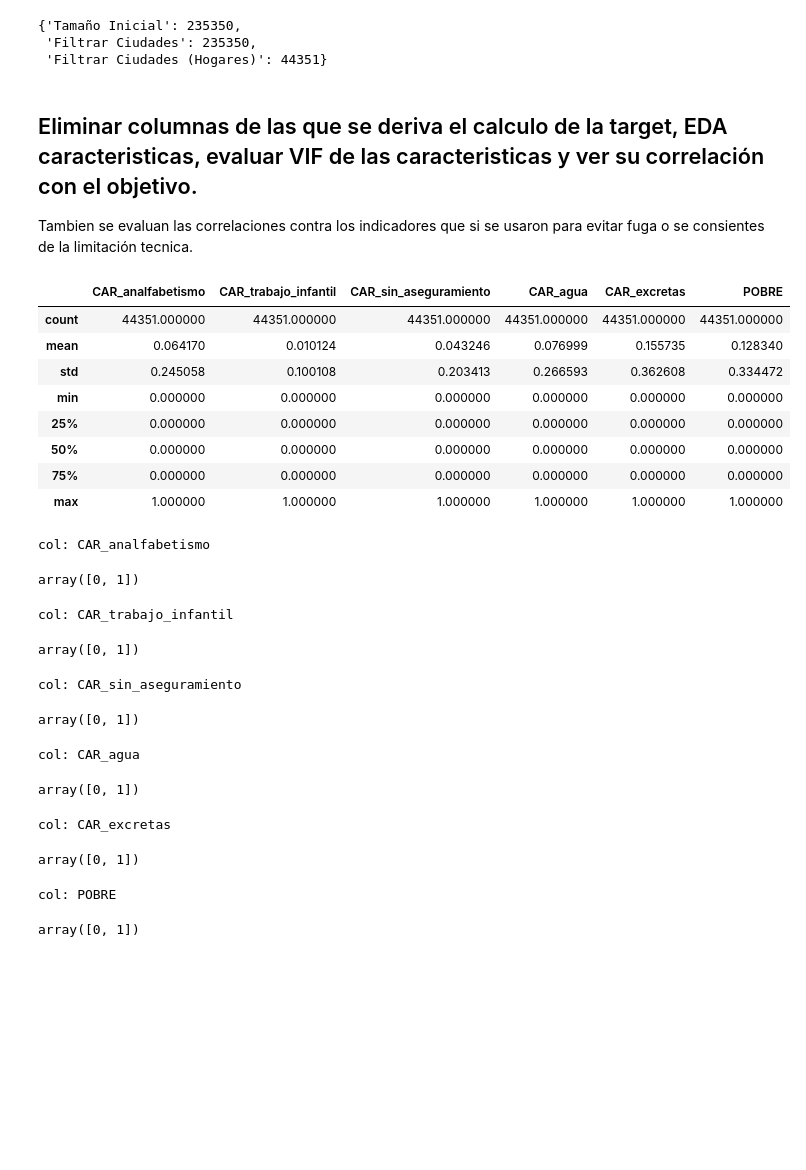
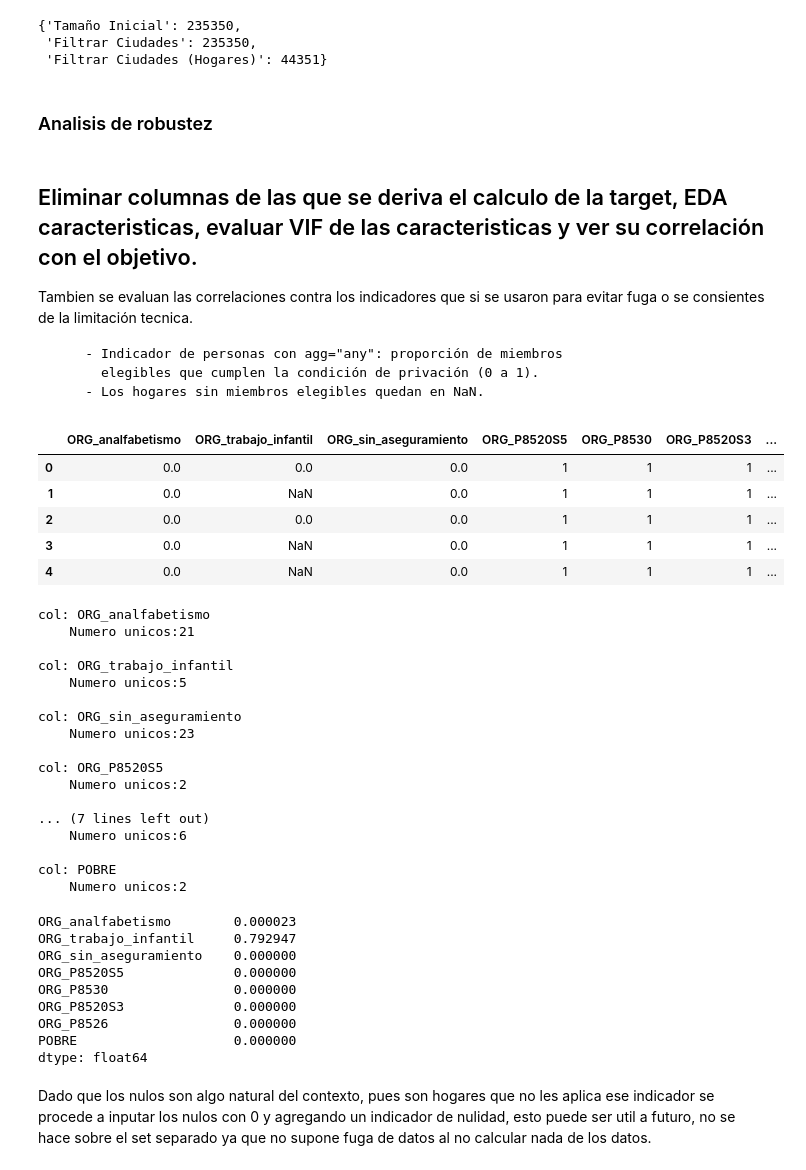
Before and after one commit to juanpablocarrillohortua/Multidimesional_poverty_in_Colombia, a Jupyter notebook: notebooks/eda_consolidate.ipynb, the cells around one changed output. Saved outputs shown, nothing was run; the diff lists cells and outputs as text; code cells hidden in the pictures; blank space fills up the shorter version.

Commit message:
feat: add robustess analysis

```diff
--- a/notebooks/eda_consolidate.ipynb
+++ b/notebooks/eda_consolidate.ipynb
@@ -664,40 +668,62 @@ DF_SIZES
 {'Tamaño Inicial': 235350,
  'Filtrar Ciudades': 235350,
  'Filtrar Ciudades (Hogares)': 44351}
+# %% [markdown]
+### Analisis de robustez
 # %% [markdown]
 ## Eliminar columnas de las que se deriva el calculo de la target, EDA caracteristicas, evaluar VIF de las caracteristicas y ver su correlación con el objetivo.
 
 Tambien se evaluan las correlaciones contra los indicadores que si se usaron para evitar fuga o se consientes de la limitación tecnica.
+
+        - Indicador de personas con agg="any": proporción de miembros
+          elegibles que cumplen la condición de privación (0 a 1).
+        - Los hogares sin miembros elegibles quedan en NaN.
 # %%
 df_ciudad_w_target_only_features = df_ciudad_w_target[
-    CARACTERISTICAS_NUEVAS + ["POBRE"]
+    ORIGINALES_NUEVAS + ["POBRE"]
 ].copy()
 # %%
-df_ciudad_w_target_only_features.describe()
+df_ciudad_w_target_only_features.head()
 # %% [output]
-|  | CAR_analfabetismo | CAR_trabajo_infantil | CAR_sin_aseguramiento | CAR_agua | CAR_excretas | POBRE |
-| count | 44351.000000 | 44351.000000 | 44351.000000 | 44351.000000 | 44351.000000 | 44351.000000 |
-| mean | 0.064170 | 0.010124 | 0.043246 | 0.076999 | 0.155735 | 0.128340 |
-| std | 0.245058 | 0.100108 | 0.203413 | 0.266593 | 0.362608 | 0.334472 |
-| min | 0.000000 | 0.000000 | 0.000000 | 0.000000 | 0.000000 | 0.000000 |
-| 25% | 0.000000 | 0.000000 | 0.000000 | 0.000000 | 0.000000 | 0.000000 |
-| 50% | 0.000000 | 0.000000 | 0.000000 | 0.000000 | 0.000000 | 0.000000 |
-| 75% | 0.000000 | 0.000000 | 0.000000 | 0.000000 | 0.000000 | 0.000000 |
-| max | 1.000000 | 1.000000 | 1.000000 | 1.000000 | 1.000000 | 1.000000 |
+|  | ORG_analfabetismo | ORG_trabajo_infantil | ORG_sin_aseguramiento | ORG_P8520S5 | ORG_P8530 | ORG_P8520S3 | ... |
+| 0 | 0.0 | 0.0 | 0.0 | 1 | 1 | 1 | ... |
+| 1 | 0.0 | NaN | 0.0 | 1 | 1 | 1 | ... |
+| 2 | 0.0 | 0.0 | 0.0 | 1 | 1 | 1 | ... |
+| 3 | 0.0 | NaN | 0.0 | 1 | 1 | 1 | ... |
+| 4 | 0.0 | NaN | 0.0 | 1 | 1 | 1 | ... |
 # %%
 for col in df_ciudad_w_target_only_features.columns:
     print(f"col: {col}")
-    display(df_ciudad_w_target_only_features[col].unique())
+    print(f"    Numero unicos:{df_ciudad_w_target_only_features[col].nunique()}\n")
 # %% [output]
-col: CAR_analfabetismo
+col: ORG_analfabetismo
+    Numero unicos:21
+
+col: ORG_trabajo_infantil
+    Numero unicos:5
+
+col: ORG_sin_aseguramiento
+    Numero unicos:23
+
+col: ORG_P8520S5
+    Numero unicos:2
+
+... (7 lines left out)
+    Numero unicos:6
+
+col: POBRE
+    Numero unicos:2
-array([0, 1])
-col: CAR_trabajo_infantil
-array([0, 1])
-col: CAR_sin_aseguramiento
-array([0, 1])
-col: CAR_agua
-array([0, 1])
-col: CAR_excretas
-array([0, 1])
-col: POBRE
-array([0, 1])
+# %%
+df_ciudad_w_target_only_features.isna().mean()
+# %% [output]
+ORG_analfabetismo        0.000023
+ORG_trabajo_infantil     0.792947
+ORG_sin_aseguramiento    0.000000
+ORG_P8520S5              0.000000
+ORG_P8530                0.000000
+ORG_P8520S3              0.000000
+ORG_P8526                0.000000
+POBRE                    0.000000
+dtype: float64
+# %% [markdown]
+Dado que los nulos son algo natural del contexto, pues son hogares que no les aplica ese indicador se procede a inputar los nulos con 0 y agregando un indicador de nulidad, esto puede ser util a futuro, no se hace sobre el set separado ya que no supone fuga de datos al no calcular nada de los datos.
```
Also changed, not shown: parts of 5 cells of this notebook, 2 other files.
